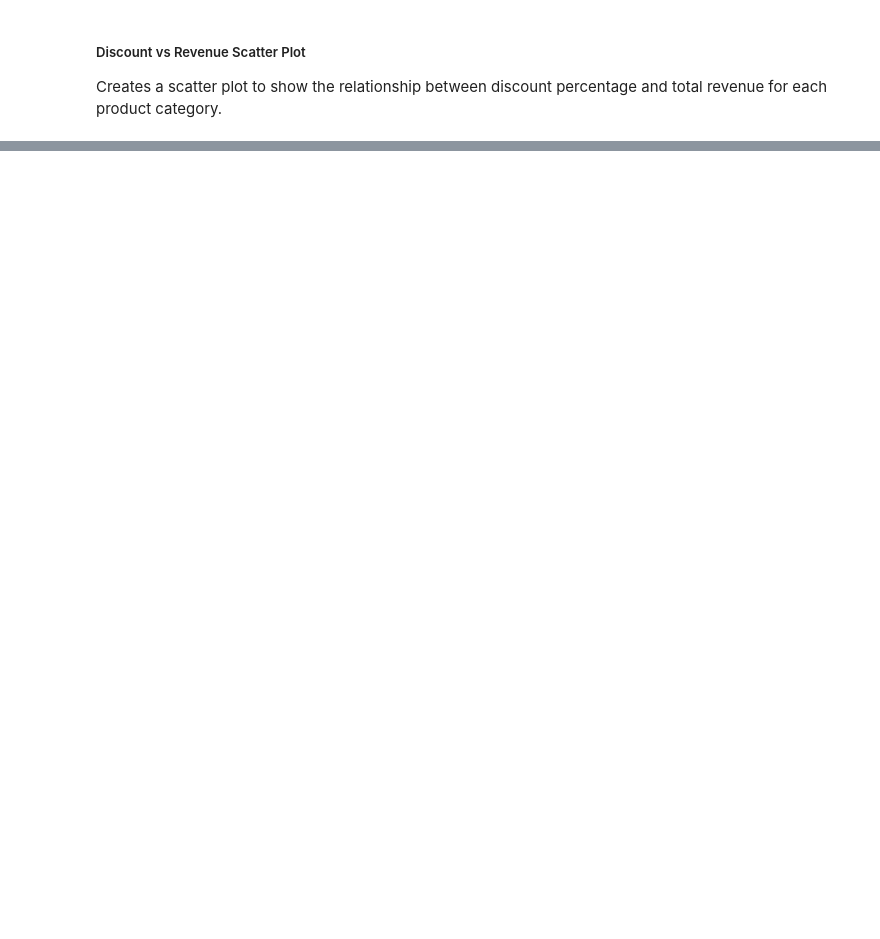
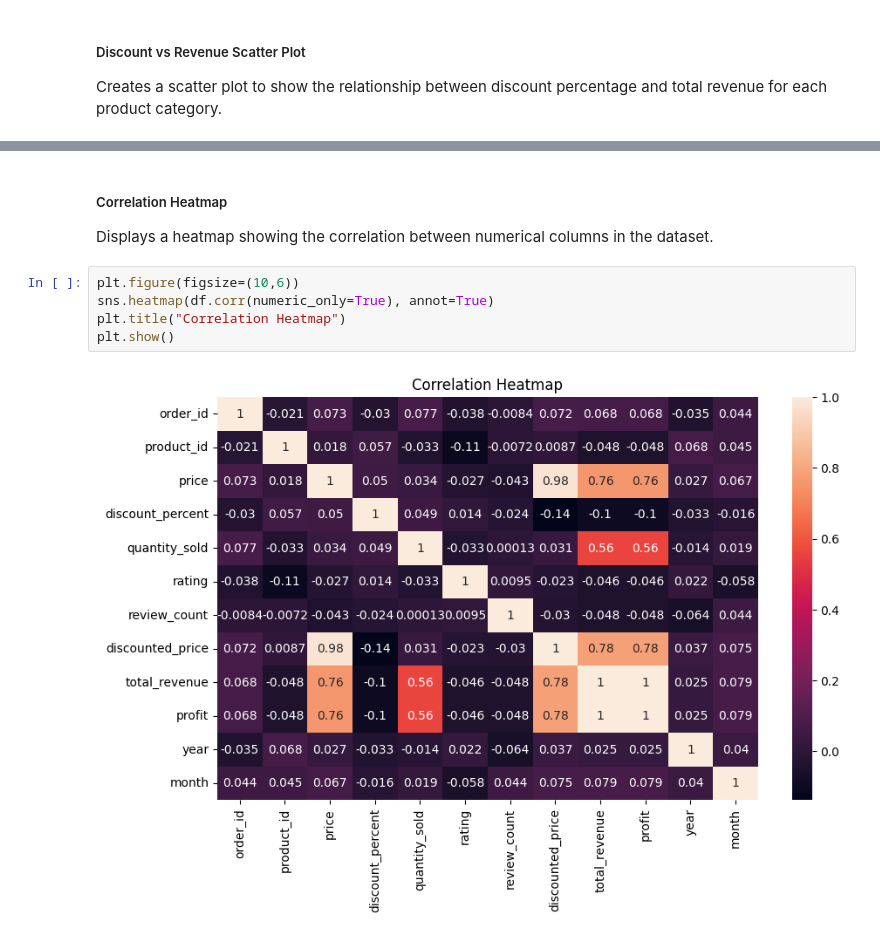
Before and after one commit to parmarriya195-dotcom/amazon-sales-analysis, a Jupyter notebook: final_project.ipynb, the cells around one changed output, grey strips where cells are left out. Cells and saved outputs as stored; diff of their text form; blank space fills up the shorter version.

```diff
--- a/final_project.ipynb
+++ b/final_project.ipynb
@@ -396,0 +237,10 @@ plt.show()
+# %% [markdown]
+##### Correlation Heatmap
+Displays a heatmap showing the correlation between numerical columns in the dataset.
+# %%
+plt.figure(figsize=(10,6))
+sns.heatmap(df.corr(numeric_only=True), annot=True)
+plt.title("Correlation Heatmap")
+plt.show()
+# %% [output]
+[figure, added]
```
Also changed, not shown: parts of 45 cells of this notebook.
